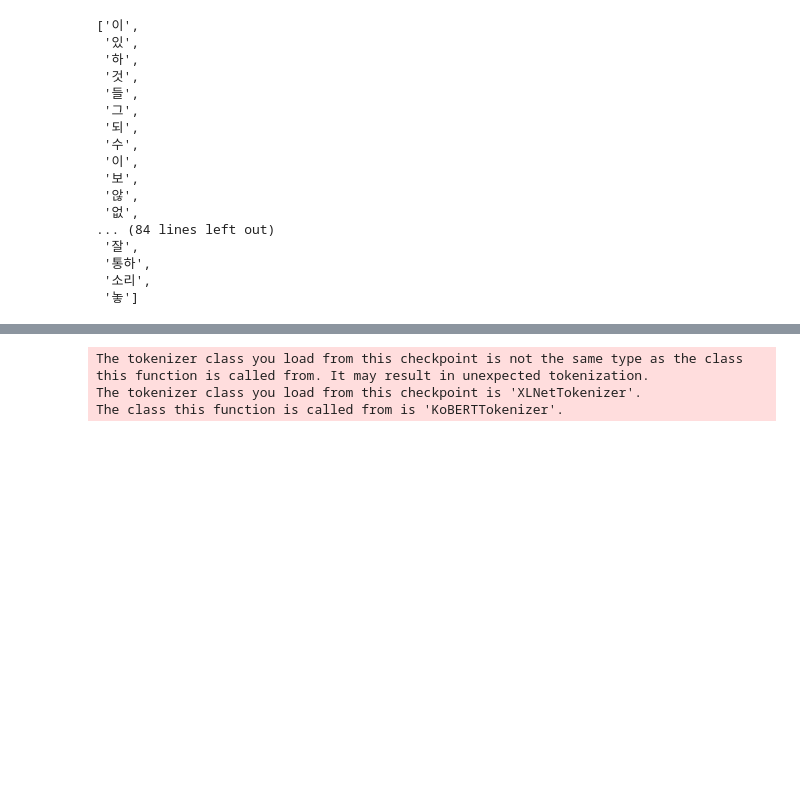
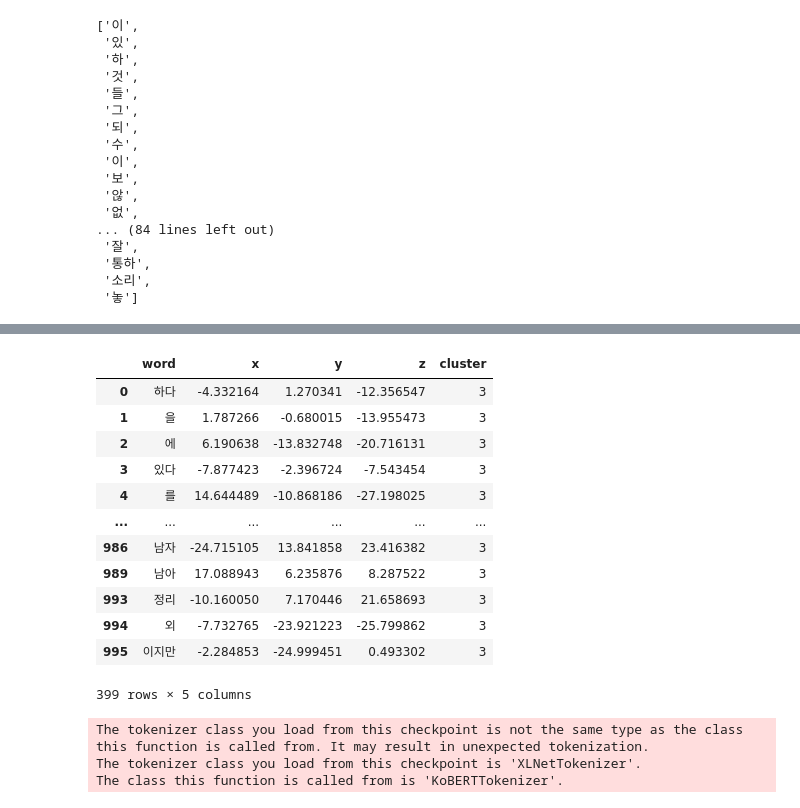
Before and after one commit to irregular6612/w2v-visualization, a Jupyter notebook: main.ipynb, the cells around one changed output, grey strips where cells are left out. Saved outputs shown, nothing was run; the diff lists cells and outputs as text; code cells hidden in the pictures; blank space fills up the shorter version.

Commit message:
corpus

```diff
--- a/main.ipynb
+++ b/main.ipynb
@@ -126,6 +541,6 @@ tokenized_data = [preprocess_text(text) for text in corpus.train.texts]
 # %%
 # Word2Vec 모델 학습
-model = Word2Vec(sentences=tokenized_data,
+model = Word2Vec(sentences=tokenized_corpus,
                  sg=1,  # 1: skip-gram, 0: CBOW
                  vector_size=100,  # 벡터 차원
                  window=5,         # 컨텍스트 윈도우 크기
@@ -133,7 +548,7 @@ model = Word2Vec(sentences=tokenized_data,
                  workers=8)        # 병렬 처리 스레드 수
 
 # 모델 저장
-model.save('word2vec_STS.model')
+model.save('word2vec_namuwiki.model')
 
 # 필요시 모델 로드
 # model = Word2Vec.load('word2vec_model.model')
@@ -162,7 +582,7 @@ def remove_stop_words(words, stop_words):
     return [word for word in words if word not in stop_words]
 # %%
 # 인터랙티브 3D 시각화
-def interactive_3d_visualization(model, words=None, topN=100):
+def interactive_3d_visualization(model, words=None, num_classes=None, topN=100):
     """
     인터랙티브 3D 시각화 (plotly 사용)
 
@@ -187,6 +607,16 @@ def interactive_3d_visualization(model, words=None, topN=100):
     n_samples = len(words)
     perplexity = min(max(5, n_samples // 4), n_samples - 1)
 
+
+    # 클러스터링
+
+    clustering = KMeans(n_clusters=num_classes, random_state=42)
+    clustering.fit(word_vectors)
+    """
+    clustering = DBSCAN(eps=0.5, min_samples=1, metric='cosine')
+    clustering.fit(word_vectors)
+    """
+
     # 3차원 t-SNE 적용
     tsne = TSNE(n_components=3, random_state=42, max_iter=1000, perplexity=perplexity)
     embeddings_3d = tsne.fit_transform(word_vectors)
@@ -196,13 +626,9 @@ def interactive_3d_visualization(model, words=None, topN=100):
         'word': words,
         'x': embeddings_3d[:, 0],
         'y': embeddings_3d[:, 1],
-        'z': embeddings_3d[:, 2]
+        'z': embeddings_3d[:, 2],
+        'cluster': clustering.labels_
     })
-
-    # 클러스터링
-    kmeans = KMeans(n_clusters=3, random_state=42)
-    kmeans.fit(embeddings_3d)
-    df['cluster'] = kmeans.labels_
 
     # Plotly 3D 산점도 생성
     fig = px.scatter_3d(df, x='x', y='y', z='z', text='word',
@@ -228,8 +654,11 @@ def interactive_3d_visualization(model, words=None, topN=100):
 
     return fig, df
 # %%
-def w2v_visualization(model, words=None, topN=1000):
+def w2v_visualization(model, words=None,num_classes=None, topN=1000):
     # 불용어 제거
-    words = remove_stop_words(model.wv.index_to_key[:topN], stop_words)
+    if words is None:
+        words = remove_stop_words(model.wv.index_to_key[:topN], stop_words)
+
     # 인터랙티브 3D 시각화 (plotly 필요)
-    interactive_3d_visualization(model, words=words)
+    _,df = interactive_3d_visualization(model, words=words, num_classes=num_classes)
+    return df
@@ -241,0 +744,3 @@ person = ['소녀', '소년', '경찰']
+# %%
+df = w2v_visualization(model, words=target_words, num_classes=target_classes)
+#df = w2v_visualization(model)
@@ -242,3 +761,20 @@ person = ['소녀', '소년', '경찰']
+# %%
+#df[df['cluster'] == 3].drop('word', axis=1).corr()
+df[df['cluster'] == 3]
+# %% [output]
+|  | word | x | y | z | cluster |
+| 0 | 하다 | -4.332164 | 1.270341 | -12.356547 | 3 |
+| 1 | 을 | 1.787266 | -0.680015 | -13.955473 | 3 |
+| 2 | 에 | 6.190638 | -13.832748 | -20.716131 | 3 |
+| 3 | 있다 | -7.877423 | -2.396724 | -7.543454 | 3 |
+| 4 | 를 | 14.644489 | -10.868186 | -27.198025 | 3 |
+| ... | ... | ... | ... | ... | ... |
+| 986 | 남자 | -24.715105 | 13.841858 | 23.416382 | 3 |
+| 989 | 남아 | 17.088943 | 6.235876 | 8.287522 | 3 |
+| 993 | 정리 | -10.160050 | 7.170446 | 21.658693 | 3 |
+| 994 | 외 | -7.732765 | -23.921223 | -25.799862 | 3 |
+| 995 | 이지만 | -2.284853 | -24.999451 | 0.493302 | 3 |
+399 rows × 5 columns
 # %%
 # 필요한 라이브러리 임포트
 import torch
```
Also changed, not shown: parts of 34 cells of this notebook, 18 other files.
